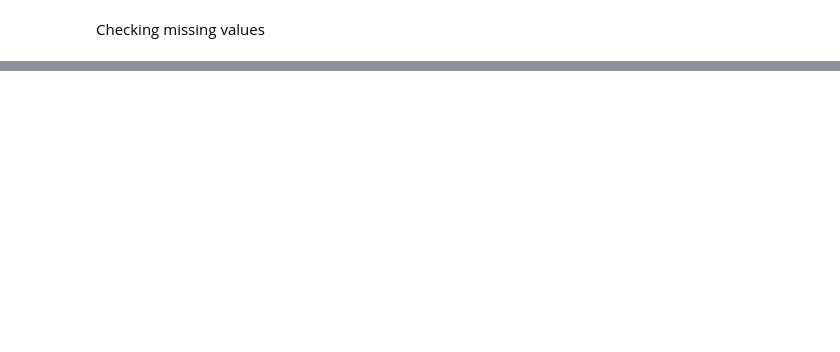
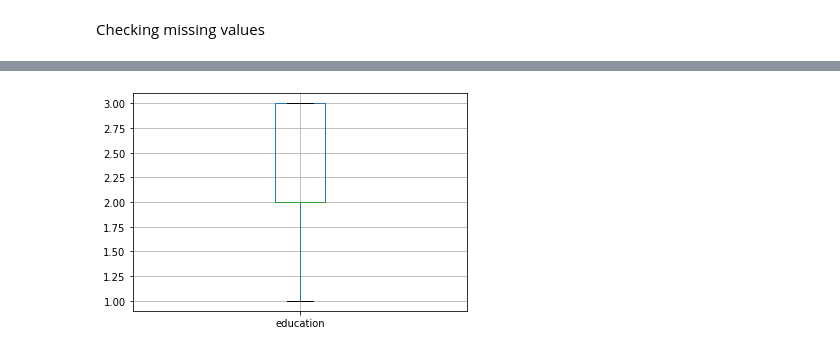
Before and after one commit to egbertoleal/datamining, a Jupyter notebook: Week2/etivity2.ipynb, the cells around one changed output, grey strips where cells are left out. Cells and saved outputs as stored; diff of their text form; code cells hidden in the pictures; blank space fills up the shorter version.

```diff
--- a/Week2/etivity2.ipynb
+++ b/Week2/etivity2.ipynb
@@ -153,0 +159,7 @@ We should try normalize it as we have outlier
+# %%
+# we create a pivot table with median values for the groups.
+ptable = df.pivot_table(values='age',
+                        index='job_retired',
+                        columns= 'marital_married',
+                        aggfunc=np.median)
+ptable
@@ -153,0 +171,9 @@ We should try normalize it as we have outlier
+# %%
+# Define function to return an element of the pivot table
+def get_element(x):
+    return ptable.loc[x['job_retired'], x['marital_married']]
+
+# Replace missing values
+df['age'].fillna(df[df['age'].isnull()].apply(get_element, axis=1), inplace=True)
+
+df.head()
@@ -153,0 +188,6 @@ We should try normalize it as we have outlier
+# %%
+# Boxp plot of education
+df.boxplot(column='education')
+plt.show()
+# %% [output]
+[figure, added]
```
Also changed, not shown: parts of 49 cells of this notebook.
